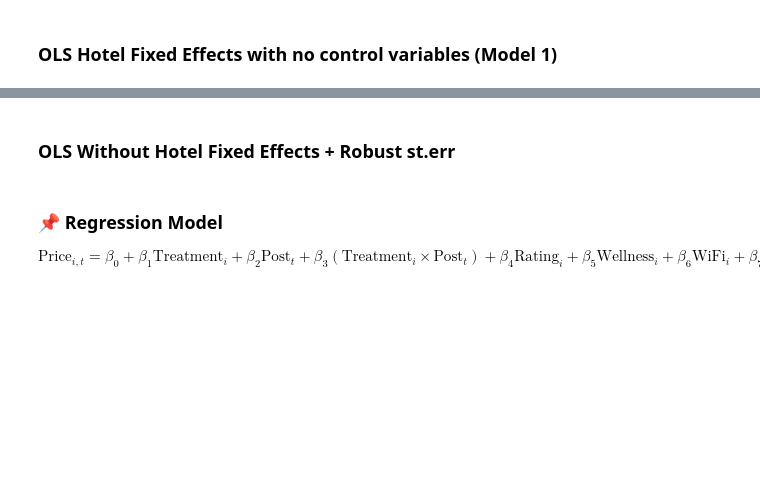
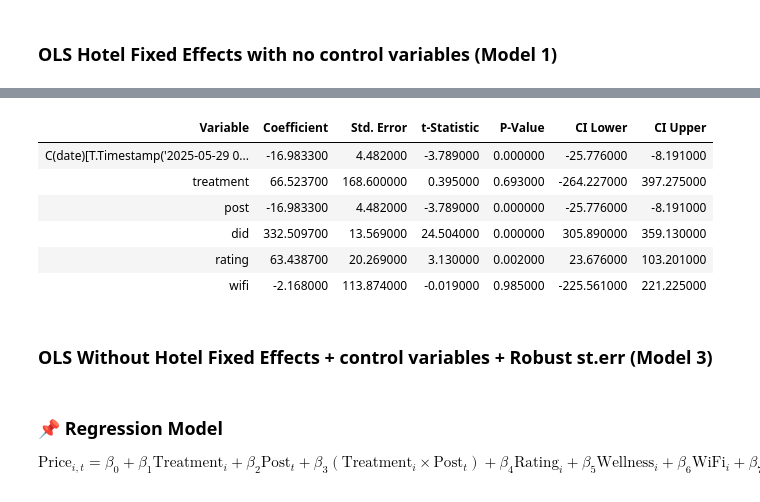
Before and after one commit to alejandro-delgado-t/Booking, a Jupyter notebook: NLP_Booking_Project/booking_project.ipynb, the cells around one changed output, grey strips where cells are left out. Cells and saved outputs as stored; diff of their text form; code cells hidden in the pictures; blank space fills up the shorter version.

Commit message:
Adding fixed effects, missing values treatment

```diff
--- a/NLP_Booking_Project/booking_project.ipynb
+++ b/NLP_Booking_Project/booking_project.ipynb
@@ -1054,8 +1083,9 @@ merged_df = merge_hotel_data(csv_files)
 # %% [markdown]
 ### OLS Hotel Fixed Effects with no control variables (Model 1)
 # %%
+import linearmodels.panel as panel
 # Load the merged dataset
-df = pd.read_csv("merged_hotel_data.csv")
+df = merged_df.copy()
 
 # Convert column names to lowercase for consistency
 df.columns = df.columns.str.lower()
@@ -1066,17 +1096,7 @@ df['date'] = pd.to_datetime(df['date'])
 # Define fixed effects (Hotel ID and Date)
 df['hotel_id'] = df.groupby('name').ngroup()  # Assign a unique ID per hotel
 
-
 # Define treatment variables
 df['treatment'] = (df['city'] == 'Barcelona').astype(int)  # 1 if Barcelona, 0 if Lisbon
 df['post'] = (df['date'] >= "2025-05-29").astype(int)  # 1 if event period, 0 otherwise
 df['did'] = df['treatment'] * df['post']  # Interaction term
-
-# Running the fixed effects regression
-model = smf.ols(
-    formula="price ~ treatment + post + did  + C(hotel_id) + C(date)",
-    data=df
-).fit()
-
-# Display regression results
-print(model.summary())
@@ -1156,0 +1178,9 @@ strong multicollinearity problems or that the design matrix is singular.
+# %%
+# Running the fixed effects regression
+model_2 = smf.ols(
+    formula="price ~ treatment + post + did + rating + wellness + wifi + bar_restaurant + C(hotel_id) + C(date)",
+    data=df
+).fit()
+
+# Display regression results
+print(model_2.summary())
@@ -1223,5 +1207,36 @@ print(filtered_results)
+# %%
+# Extract regression summary table as a DataFrame
+summary_data = model_2.summary().tables[1].data
+
+# Convert to DataFrame and set proper column names
+summary_table = pd.DataFrame(summary_data[1:], columns=summary_data[0])
+
+# Rename columns for easier filtering and readability
+summary_table.columns = ["Variable", "Coefficient", "Std. Error", "t-Statistic", "P-Value", "CI Lower", "CI Upper"]
+
+# Convert numeric columns to proper data types
+numeric_cols = ["Coefficient", "Std. Error", "t-Statistic", "P-Value", "CI Lower", "CI Upper"]
+summary_table[numeric_cols] = summary_table[numeric_cols].apply(pd.to_numeric, errors='coerce')
+
+# Define important variables, now including fixed effects for date
+important_vars = {"treatment", "post", "did", "rating", "pool", "wifi", "restaurant"}
+important_vars.update({var for var in summary_table["Variable"] if var.startswith("C(date)")})  # Include C(date) dummies
+
+# Filter for relevant variables (excluding hotel_id fixed effects)
+filtered_results = summary_table[summary_table["Variable"].isin(important_vars)]
+
+# Display cleaned-up results using Pandas without index
+display(filtered_results.style.hide(axis="index"))
+# %% [output]
+| Variable | Coefficient | Std. Error | t-Statistic | P-Value | CI Lower | CI Upper |
+| C(date)[T.Timestamp('2025-05-29 0... | -16.983300 | 4.482000 | -3.789000 | 0.000000 | -25.776000 | -8.191000 |
+| treatment | 66.523700 | 168.600000 | 0.395000 | 0.693000 | -264.227000 | 397.275000 |
+| post | -16.983300 | 4.482000 | -3.789000 | 0.000000 | -25.776000 | -8.191000 |
+| did | 332.509700 | 13.569000 | 24.504000 | 0.000000 | 305.890000 | 359.130000 |
+| rating | 63.438700 | 20.269000 | 3.130000 | 0.002000 | 23.676000 | 103.201000 |
+| wifi | -2.168000 | 113.874000 | -0.019000 | 0.985000 | -225.561000 | 221.225000 |
 # %% [markdown]
-### OLS Without Hotel Fixed Effects + Robust st.err
+### OLS Without Hotel Fixed Effects + control variables + Robust st.err (Model 3)
 # %% [markdown]
 ### 📌 Regression Model
 $$
```
Also changed, not shown: parts of 18 cells of this notebook, 1 other file.
